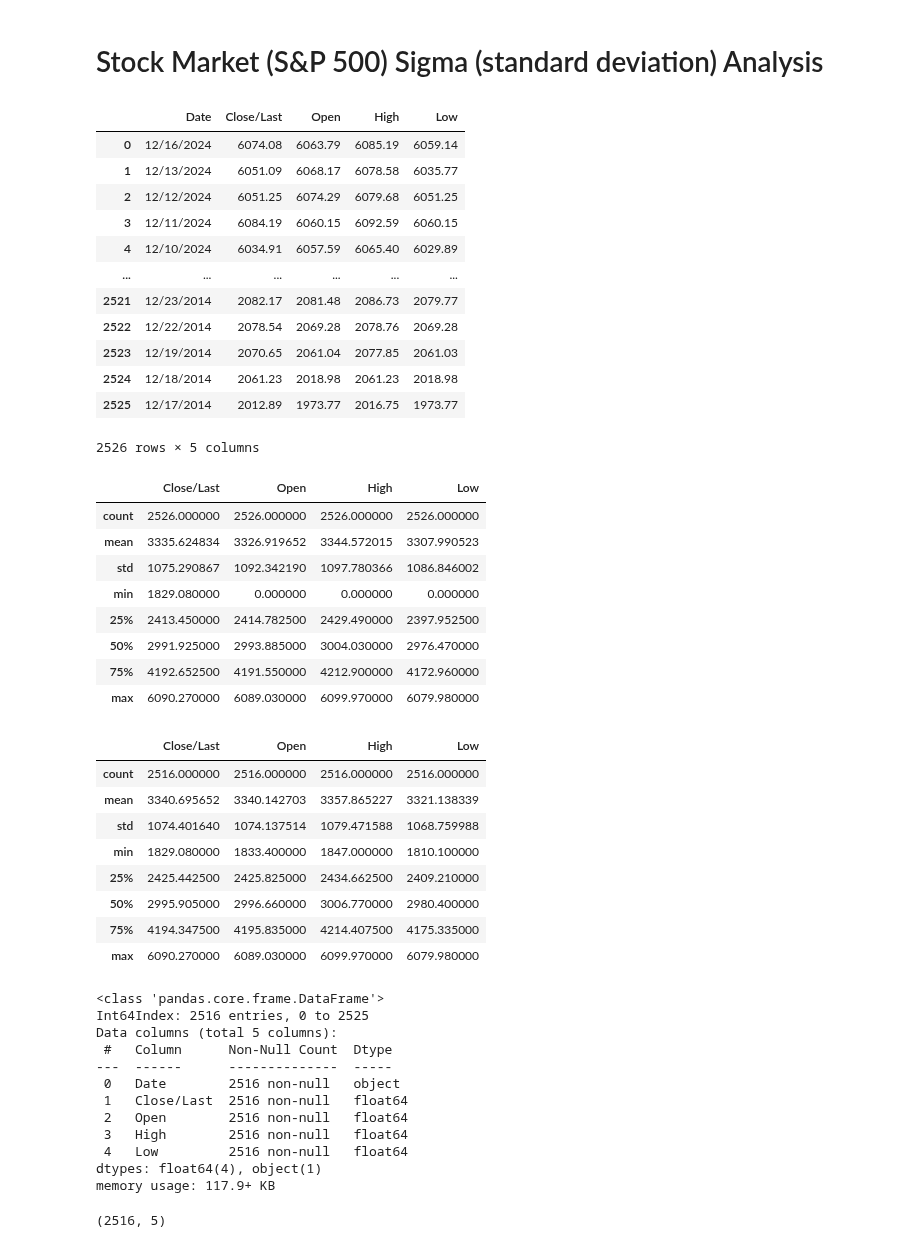
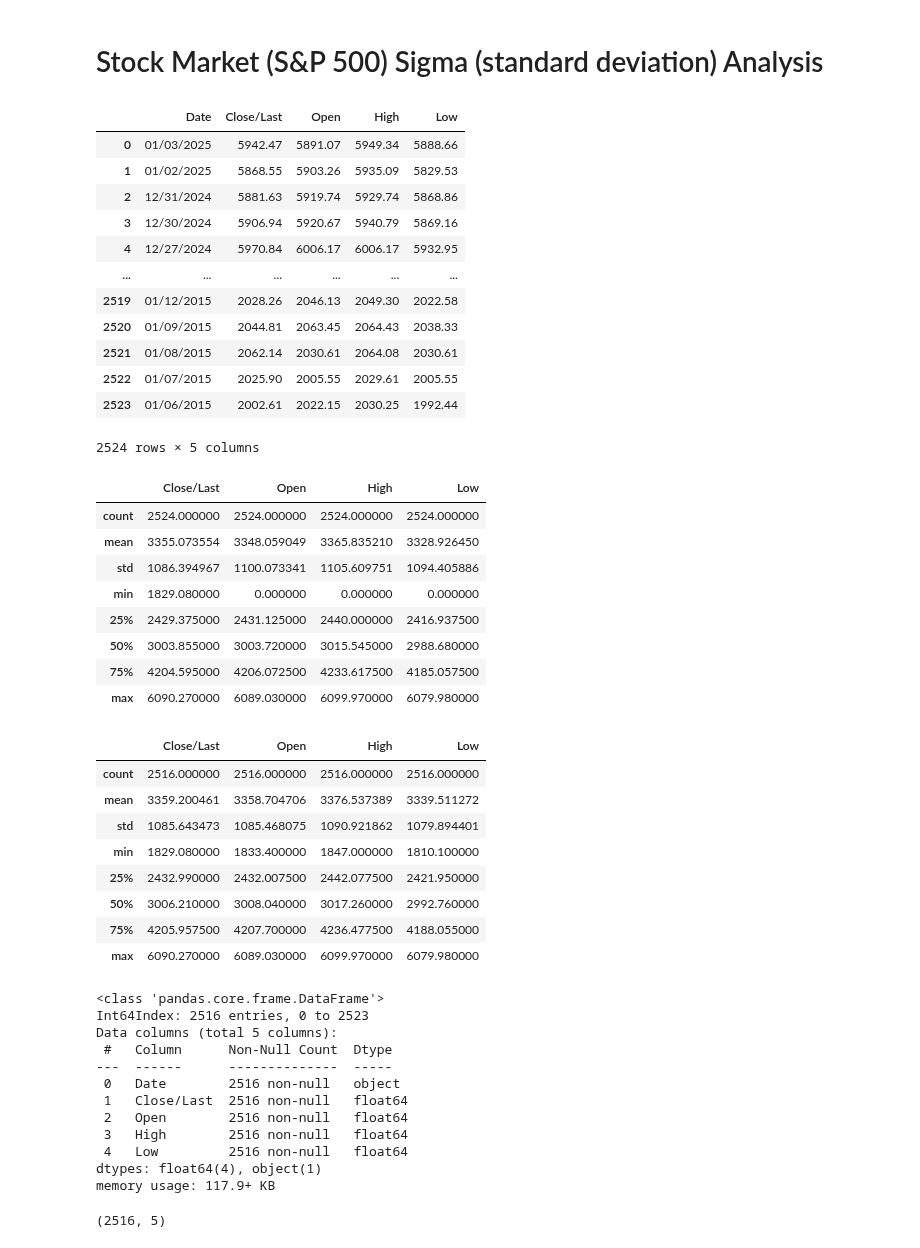
Before and after one commit to JohnBroberg/StockMarketSigma, a Jupyter notebook: StockMarketSigma.ipynb, the cells around one changed output. Drawn from its saved outputs; the diff is of its cells as text; code cells hidden in the pictures.

```diff
--- a/StockMarketSigma.ipynb
+++ b/StockMarketSigma.ipynb
@@ -4,57 +4,57 @@
 #created by John Broberg on 2022-05-29
 #inspired by "LET THE WILD RUMPUS BEGIN" by JEREMY GRANTHAM of GMO
 #ref. https://www.gmo.com/globalassets/articles/viewpoints/2022/gmo_let-the-wild-rumpus-begin_1-22.pdf
 
 #https://www.gmo.com/americas/research-library/entering-the-superbubbles-final-act/
 #"...superbubbles – 2.5 to 3 sigma events..."
 #"...ordinary 2 sigma bubbles..."
 #"Ordinary bubbles are, to us, those that reach a 2 sigma deviation from trend. Superbubbles reach 2.5 sigma or greater."
 
 #source data: https://www.nasdaq.com/market-activity/index/spx/historical
 
 #cd
 #cd git/StockMarketSigma
 #git pull https://github.com/JohnBroberg/StockMarketSigma.git
 
 #Get trendline equation
 #https://stackoverflow.com/questions/49460596/add-trendline-with-equation-in-2d-array
 #https://stackoverflow.com/questions/26447191/how-to-add-trendline-in-python-matplotlib-dot-scatter-graphs
 
 
 import pandas as pd
 import numpy as np
 import matplotlib.pyplot as plt
 import seaborn as sns
 
-data = 'HistoricalData_1734461597193.csv'
+data = 'HistoricalData_1736210985813.csv'
 df = pd.read_csv(data)
 
 df
 # %% [output]
 |  | Date | Close/Last | Open | High | Low |
-| 0 | 12/16/2024 | 6074.08 | 6063.79 | 6085.19 | 6059.14 |
-| 1 | 12/13/2024 | 6051.09 | 6068.17 | 6078.58 | 6035.77 |
-| 2 | 12/12/2024 | 6051.25 | 6074.29 | 6079.68 | 6051.25 |
-| 3 | 12/11/2024 | 6084.19 | 6060.15 | 6092.59 | 6060.15 |
-| 4 | 12/10/2024 | 6034.91 | 6057.59 | 6065.40 | 6029.89 |
+| 0 | 01/03/2025 | 5942.47 | 5891.07 | 5949.34 | 5888.66 |
+| 1 | 01/02/2025 | 5868.55 | 5903.26 | 5935.09 | 5829.53 |
+| 2 | 12/31/2024 | 5881.63 | 5919.74 | 5929.74 | 5868.86 |
+| 3 | 12/30/2024 | 5906.94 | 5920.67 | 5940.79 | 5869.16 |
+| 4 | 12/27/2024 | 5970.84 | 6006.17 | 6006.17 | 5932.95 |
 | ... | ... | ... | ... | ... | ... |
-| 2521 | 12/23/2014 | 2082.17 | 2081.48 | 2086.73 | 2079.77 |
-| 2522 | 12/22/2014 | 2078.54 | 2069.28 | 2078.76 | 2069.28 |
-| 2523 | 12/19/2014 | 2070.65 | 2061.04 | 2077.85 | 2061.03 |
-| 2524 | 12/18/2014 | 2061.23 | 2018.98 | 2061.23 | 2018.98 |
-| 2525 | 12/17/2014 | 2012.89 | 1973.77 | 2016.75 | 1973.77 |
+| 2519 | 01/12/2015 | 2028.26 | 2046.13 | 2049.30 | 2022.58 |
+| 2520 | 01/09/2015 | 2044.81 | 2063.45 | 2064.43 | 2038.33 |
+| 2521 | 01/08/2015 | 2062.14 | 2030.61 | 2064.08 | 2030.61 |
+| 2522 | 01/07/2015 | 2025.90 | 2005.55 | 2029.61 | 2005.55 |
+| 2523 | 01/06/2015 | 2002.61 | 2022.15 | 2030.25 | 1992.44 |
-2526 rows × 5 columns
+2524 rows × 5 columns
 # %%
 df.describe()
 # %% [output]
 |  | Close/Last | Open | High | Low |
-| count | 2526.000000 | 2526.000000 | 2526.000000 | 2526.000000 |
-| mean | 3335.624834 | 3326.919652 | 3344.572015 | 3307.990523 |
-| std | 1075.290867 | 1092.342190 | 1097.780366 | 1086.846002 |
+| count | 2524.000000 | 2524.000000 | 2524.000000 | 2524.000000 |
+| mean | 3355.073554 | 3348.059049 | 3365.835210 | 3328.926450 |
+| std | 1086.394967 | 1100.073341 | 1105.609751 | 1094.405886 |
 | min | 1829.080000 | 0.000000 | 0.000000 | 0.000000 |
-| 25% | 2413.450000 | 2414.782500 | 2429.490000 | 2397.952500 |
-| 50% | 2991.925000 | 2993.885000 | 3004.030000 | 2976.470000 |
-| 75% | 4192.652500 | 4191.550000 | 4212.900000 | 4172.960000 |
+| 25% | 2429.375000 | 2431.125000 | 2440.000000 | 2416.937500 |
+| 50% | 3003.855000 | 3003.720000 | 3015.545000 | 2988.680000 |
+| 75% | 4204.595000 | 4206.072500 | 4233.617500 | 4185.057500 |
 | max | 6090.270000 | 6089.030000 | 6099.970000 | 6079.980000 |
 # %%
 #remove holidays (Open == 0)
@@ -64,18 +64,18 @@ df.describe()
 # %% [output]
 |  | Close/Last | Open | High | Low |
 | count | 2516.000000 | 2516.000000 | 2516.000000 | 2516.000000 |
-| mean | 3340.695652 | 3340.142703 | 3357.865227 | 3321.138339 |
-| std | 1074.401640 | 1074.137514 | 1079.471588 | 1068.759988 |
+| mean | 3359.200461 | 3358.704706 | 3376.537389 | 3339.511272 |
+| std | 1085.643473 | 1085.468075 | 1090.921862 | 1079.894401 |
 | min | 1829.080000 | 1833.400000 | 1847.000000 | 1810.100000 |
-| 25% | 2425.442500 | 2425.825000 | 2434.662500 | 2409.210000 |
-| 50% | 2995.905000 | 2996.660000 | 3006.770000 | 2980.400000 |
-| 75% | 4194.347500 | 4195.835000 | 4214.407500 | 4175.335000 |
+| 25% | 2432.990000 | 2432.007500 | 2442.077500 | 2421.950000 |
+| 50% | 3006.210000 | 3008.040000 | 3017.260000 | 2992.760000 |
+| 75% | 4205.957500 | 4207.700000 | 4236.477500 | 4188.055000 |
 | max | 6090.270000 | 6089.030000 | 6099.970000 | 6079.980000 |
 # %%
 df.info()
 # %% [output]
 <class 'pandas.core.frame.DataFrame'>
-Int64Index: 2516 entries, 0 to 2525
+Int64Index: 2516 entries, 0 to 2523
 Data columns (total 5 columns):
  #   Column      Non-Null Count  Dtype
 ---  ------      --------------  -----
```
Also changed, not shown: parts of 11 cells of this notebook, 2 other files.
